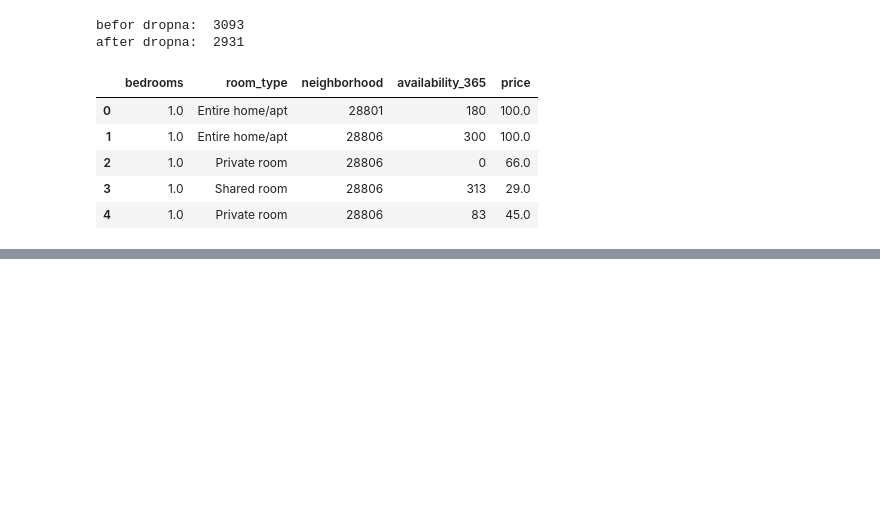
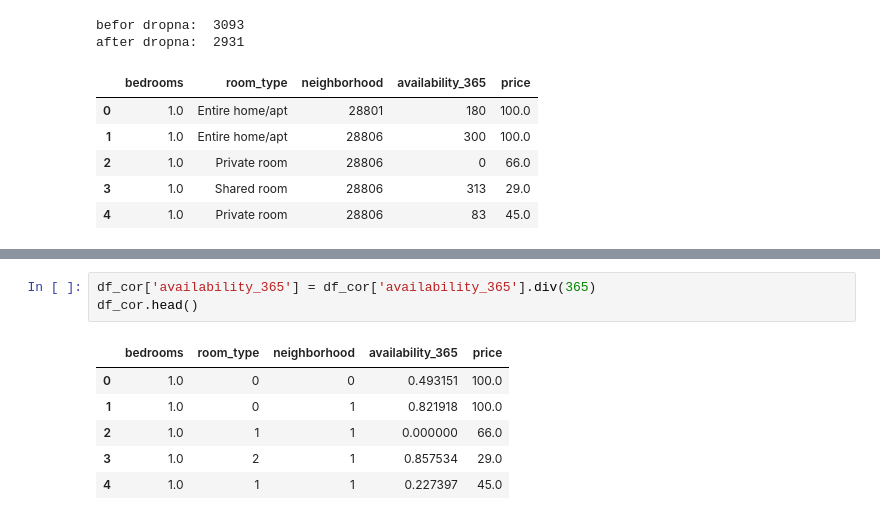
Before and after one commit to sepideh68/Airbnb, a Jupyter notebook: Airbnb-Asheville.ipynb, the cells around one changed output, grey strips where cells are left out. Drawn from its saved outputs; the diff is of its cells as text; blank space fills up the shorter version.

```diff
--- a/Airbnb-Asheville.ipynb
+++ b/Airbnb-Asheville.ipynb
@@ -400,3 +412,13 @@ df_cor.head()
+# %%
+df_cor['availability_365'] = df_cor['availability_365'].div(365)
+df_cor.head()
+# %% [output]
+|  | bedrooms | room_type | neighborhood | availability_365 | price |
+| 0 | 1.0 | 0 | 0 | 0.493151 | 100.0 |
+| 1 | 1.0 | 0 | 1 | 0.821918 | 100.0 |
+| 2 | 1.0 | 1 | 1 | 0.000000 | 66.0 |
+| 3 | 1.0 | 2 | 1 | 0.857534 | 29.0 |
+| 4 | 1.0 | 1 | 1 | 0.227397 | 45.0 |
 # %%
 corr_price_bedroom = df_cor["price"].corr(df_cor["bedrooms"])
 corr_price_room_type = df_cor["price"].corr(df_cor["room_type"])
```
Also changed, not shown: parts of 26 cells of this notebook.
